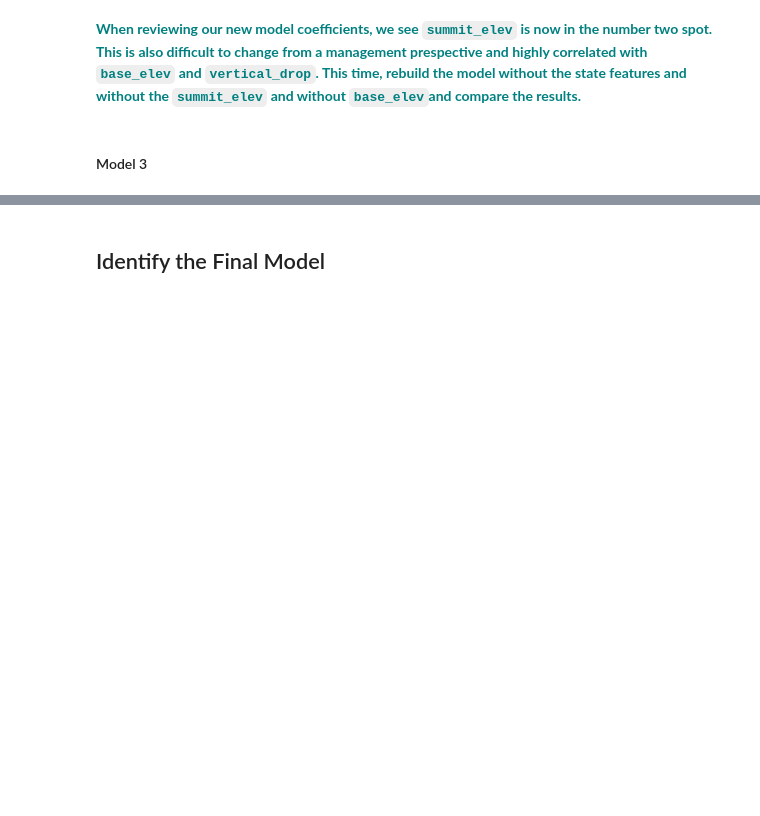
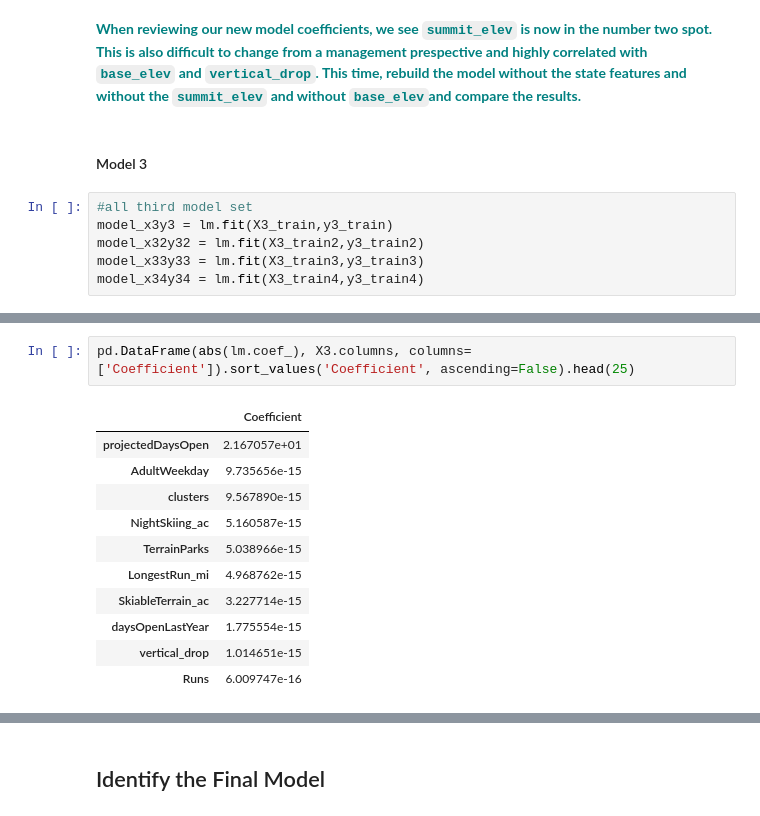
Before and after one commit to grykah/SBwork, a Jupyter notebook: Capstone1-guided-BigMountainResort/Notebook_stepfive.ipynb, the cells around one changed output, grey strips where cells are left out. Cells and saved outputs as stored; diff of their text form; blank space fills up the shorter version.

```diff
--- a/Capstone1-guided-BigMountainResort/Notebook_stepfive.ipynb
+++ b/Capstone1-guided-BigMountainResort/Notebook_stepfive.ipynb
@@ -220,3 +374,9 @@ Hint: Try to construct another model using exactly the steps we followed above.
 **<font color='teal'> When reviewing our new model coefficients, we see `summit_elev` is now in the number two spot. This is also difficult to change from a management prespective and highly correlated with `base_elev` and `vertical_drop`.  This time, rebuild the model without the state features and without the `summit_elev` and without `base_elev`and compare the results. </font>**
 # %% [markdown]
 #### Model 3
+# %%
+#all third model set
+model_x3y3 = lm.fit(X3_train,y3_train)
+model_x32y32 = lm.fit(X3_train2,y3_train2)
+model_x33y33 = lm.fit(X3_train3,y3_train3)
+model_x34y34 = lm.fit(X3_train4,y3_train4)
@@ -222,0 +411,14 @@ Hint: Try to construct another model using exactly the steps we followed above.
+# %%
+pd.DataFrame(abs(lm.coef_), X3.columns, columns=['Coefficient']).sort_values('Coefficient', ascending=False).head(25)
+# %% [output]
+|  | Coefficient |
+| projectedDaysOpen | 2.167057e+01 |
+| AdultWeekday | 9.735656e-15 |
+| clusters | 9.567890e-15 |
+| NightSkiing_ac | 5.160587e-15 |
+| TerrainParks | 5.038966e-15 |
+| LongestRun_mi | 4.968762e-15 |
+| SkiableTerrain_ac | 3.227714e-15 |
+| daysOpenLastYear | 1.775554e-15 |
+| vertical_drop | 1.014651e-15 |
+| Runs | 6.009747e-16 |
```
Also changed, not shown: parts of 31 cells of this notebook.
